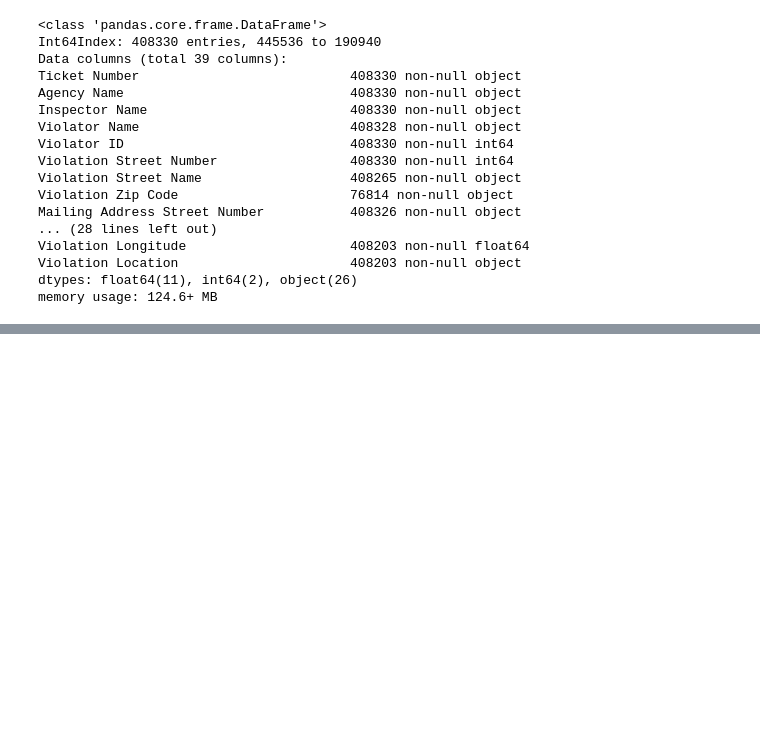
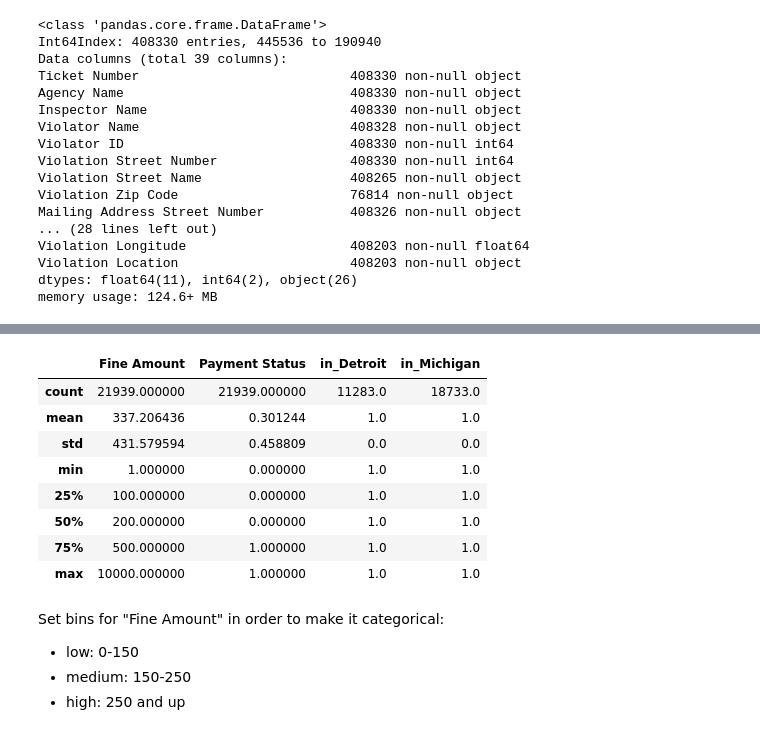
Before and after one commit to jpbarret13/Manhattan_Data_Analysis, a Jupyter notebook: Blight Data Analysis.ipynb, the cells around one changed output, grey strips where cells are left out. Saved outputs shown, nothing was run; the diff lists cells and outputs as text; code cells hidden in the pictures; blank space fills up the shorter version.

```diff
--- a/Blight Data Analysis.ipynb
+++ b/Blight Data Analysis.ipynb
@@ -36,0 +145,3 @@ memory usage: 124.6+ MB
+# %%
+data_load_2017['Mailing Address City'] = data_load_2017['Mailing Address City'].str.rstrip()
+data_load_2017['Violation Code'] = data_load_2017['Violation Code'].str.rstrip()
@@ -36,0 +150,21 @@ memory usage: 124.6+ MB
+# %%
+data_load_2017.loc[data_load_2017['Mailing Address City'] == 'DETROIT', 'in_Detroit'] = 1
+# %%
+data_load_2017.loc[data_load_2017['Mailing Address State'] == 'MI', 'in_Michigan'] = 1
+# %%
+data_load_2017.describe()
+# %% [output]
+|  | Fine Amount | Payment Status | in_Detroit | in_Michigan |
+| count | 21939.000000 | 21939.000000 | 11283.0 | 18733.0 |
+| mean | 337.206436 | 0.301244 | 1.0 | 1.0 |
+| std | 431.579594 | 0.458809 | 0.0 | 0.0 |
+| min | 1.000000 | 0.000000 | 1.0 | 1.0 |
+| 25% | 100.000000 | 0.000000 | 1.0 | 1.0 |
+| 50% | 200.000000 | 0.000000 | 1.0 | 1.0 |
+| 75% | 500.000000 | 1.000000 | 1.0 | 1.0 |
+| max | 10000.000000 | 1.000000 | 1.0 | 1.0 |
+# %% [markdown]
+Set bins for "Fine Amount" in order to make it categorical:
+* low: 0-150
+* medium: 150-250
+* high: 250 and up
```
Also changed, not shown: parts of 36 cells of this notebook.
